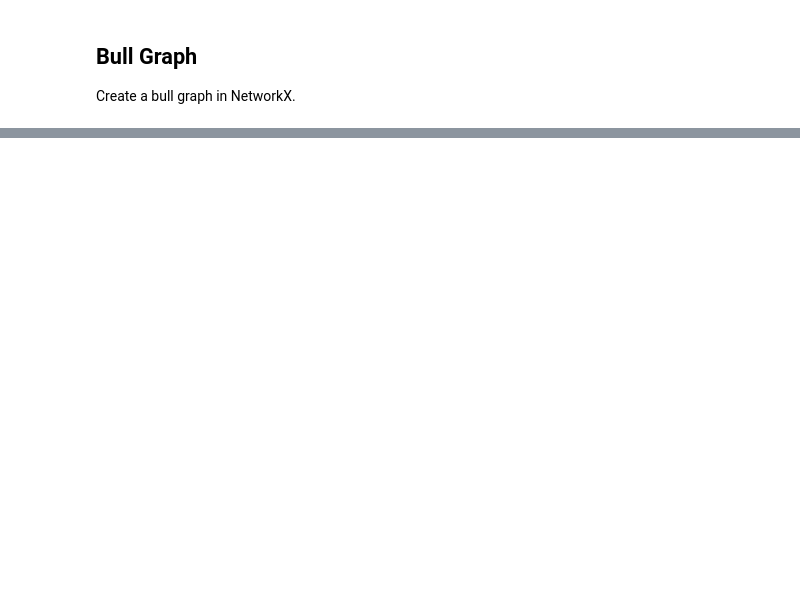
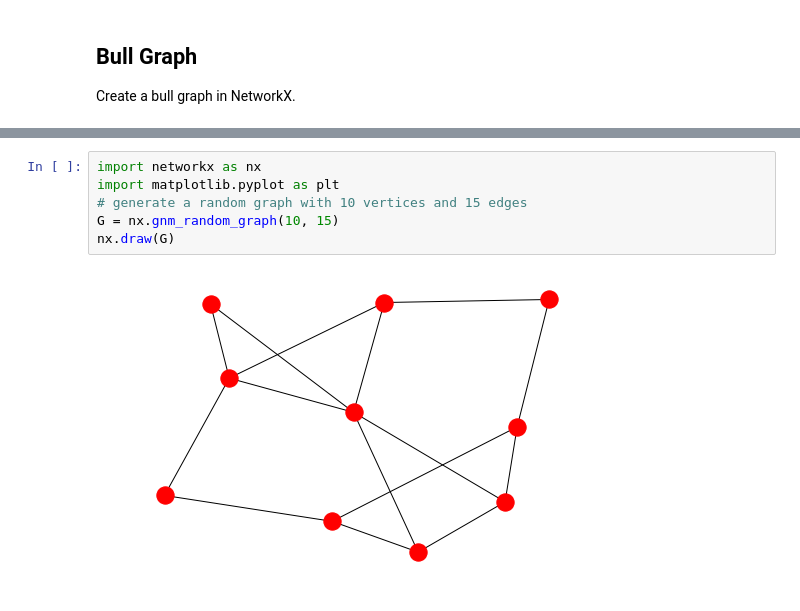
Before and after one commit to Roy19/networkX_tutorial, a Jupyter notebook: NetworkX Tutorial.ipynb, the cells around one changed output, grey strips where cells are left out. Drawn from its saved outputs; the diff is of its cells as text; blank space fills up the shorter version.

```diff
--- a/NetworkX Tutorial.ipynb
+++ b/NetworkX Tutorial.ipynb
@@ -199,0 +262,8 @@ nx.draw(D, with_labels=1)
+# %%
+import networkx as nx
+import matplotlib.pyplot as plt
+# generate a random graph with 10 vertices and 15 edges
+G = nx.gnm_random_graph(10, 15)
+nx.draw(G)
+# %% [output]
+[figure, added]
```
Also changed, not shown: parts of 69 cells of this notebook.
